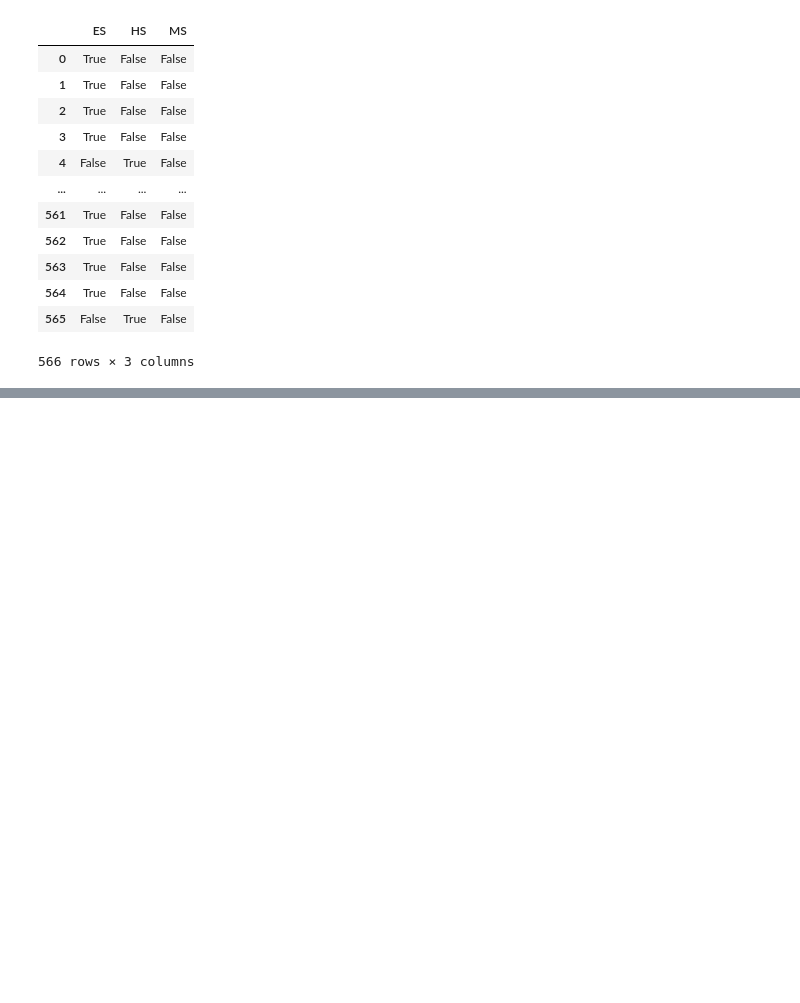
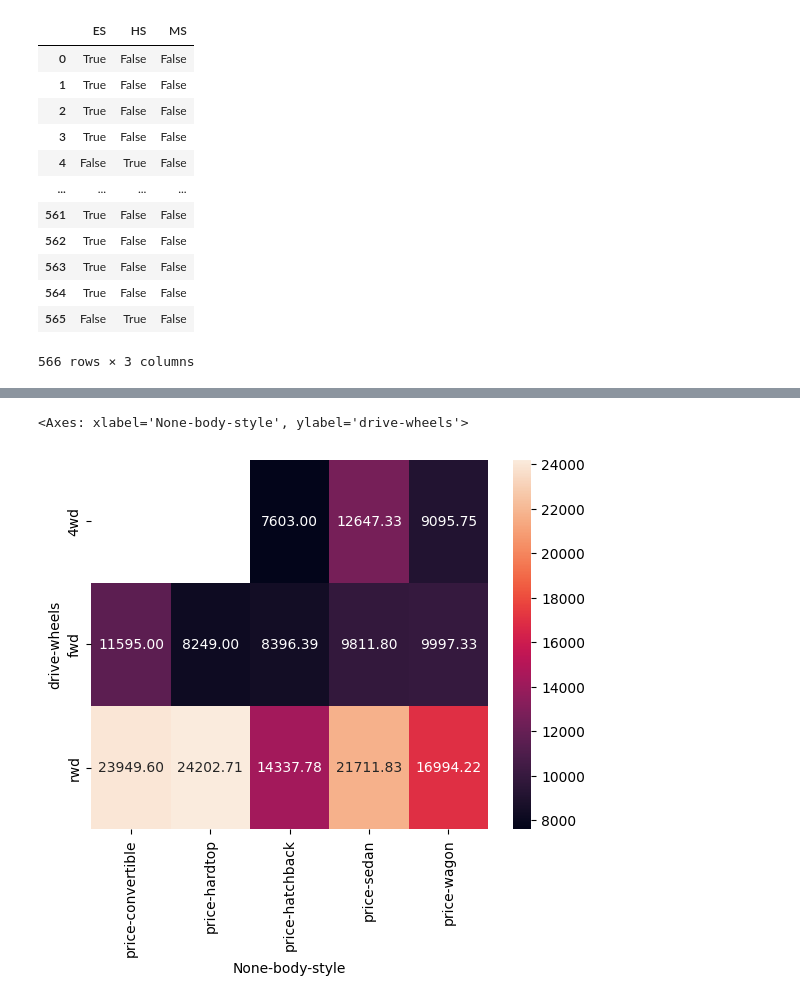
Before and after one commit to 1u1s4/coursera_jupyter_homework, a Jupyter notebook: sql/main.ipynb, the cells around one changed output, grey strips where cells are left out. Saved outputs shown, nothing was run; the diff lists cells and outputs as text; code cells hidden in the pictures; blank space fills up the shorter version.

```diff
--- a/sql/main.ipynb
+++ b/sql/main.ipynb
@@ -162,0 +174,4 @@ plt.show()
+# %%
+df_test = df[['drive-wheels', 'body-style', 'price']]
+df_grp = df_test.groupby(['drive-wheels', 'body-style'], as_index=False).mean()
+df_grp
@@ -162,0 +193,3 @@ plt.show()
+# %%
+df_pivot = df_grp.pivot(index='drive-wheels', columns='body-style')
+df_pivot
@@ -162,0 +203,5 @@ plt.show()
+# %%
+sns.heatmap(df_pivot, annot=True, fmt='.2f')
+# %% [output]
+<Axes: xlabel='None-body-style', ylabel='drive-wheels'>
+[figure, added]
```
Also changed, not shown: parts of 10 cells of this notebook.
